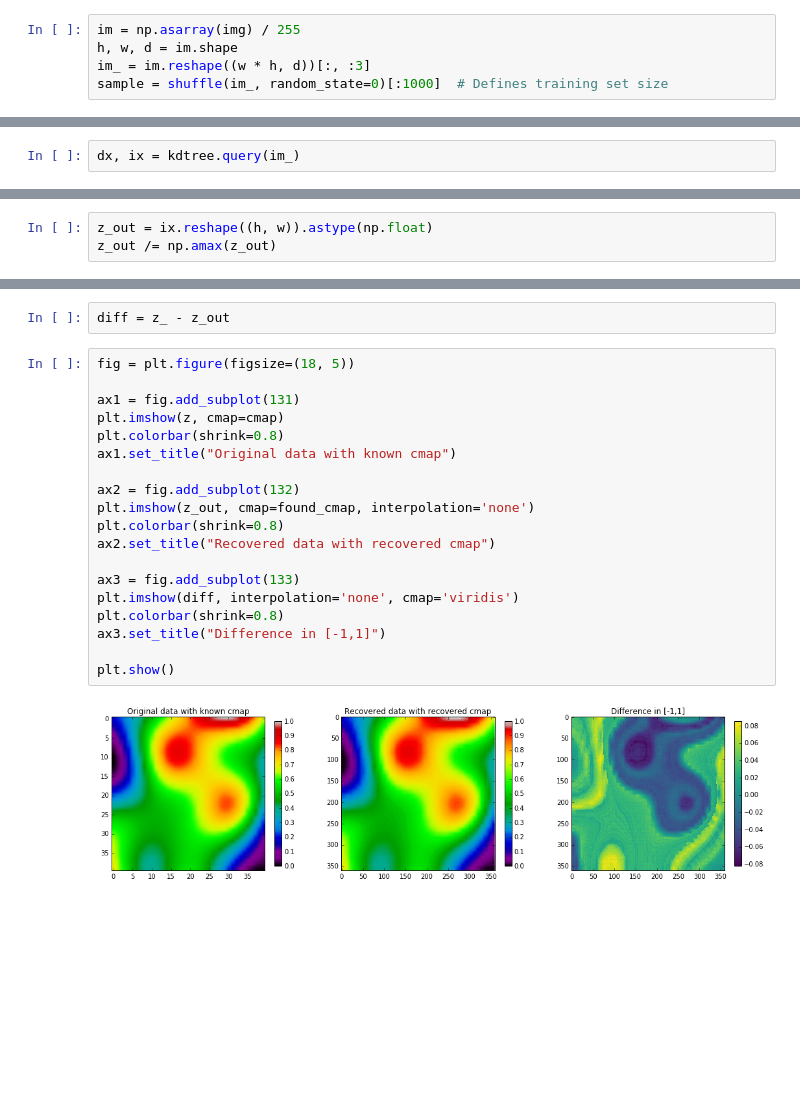
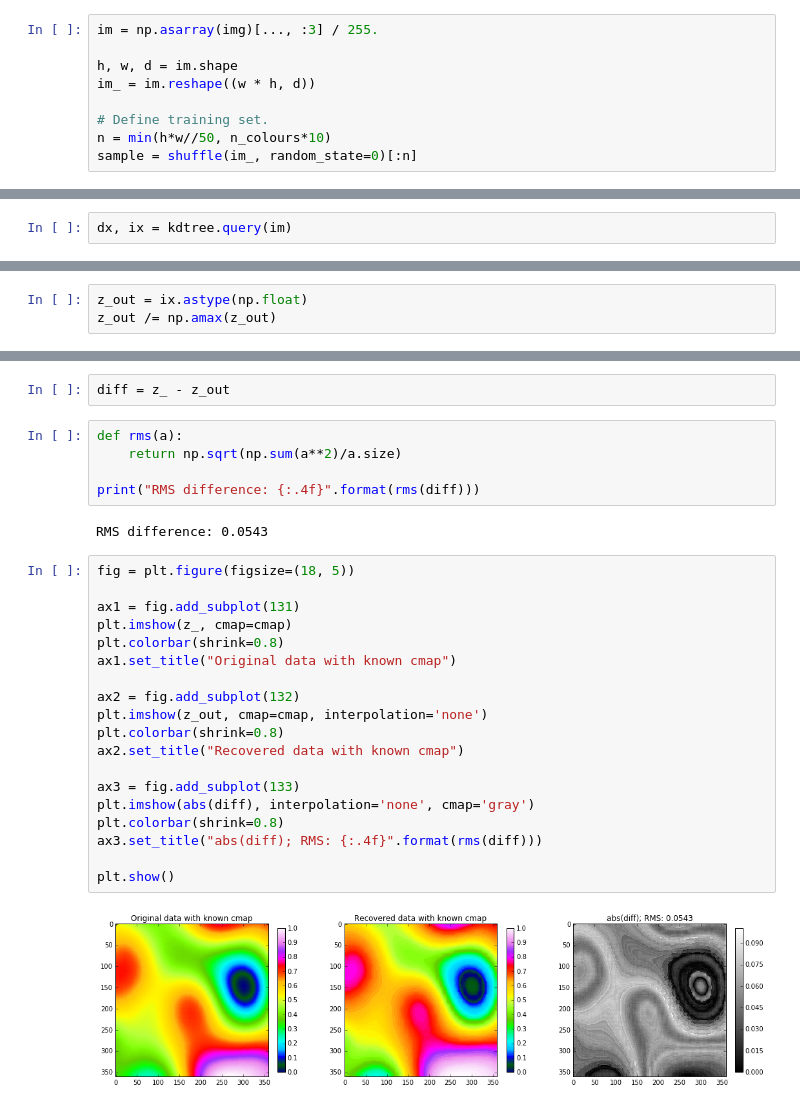
Before and after one commit to kwinkunks/rainbow, a Jupyter notebook: notebooks/Guessing_colourmaps.ipynb, the cells around one changed output, grey strips where cells are left out. Drawn from its saved outputs; the diff is of its cells as text; blank space fills up the shorter version.

```diff
--- a/notebooks/Guessing_colourmaps.ipynb
+++ b/notebooks/Guessing_colourmaps.ipynb
@@ -121,7 +135,11 @@ n_colours = 128
 from sklearn.cluster import KMeans
 from sklearn.utils import shuffle
 # %%
-im = np.asarray(img) / 255
+im = np.asarray(img)[..., :3] / 255.
+
 h, w, d = im.shape
-im_ = im.reshape((w * h, d))[:, :3]
-sample = shuffle(im_, random_state=0)[:1000]  # Defines training set size
+im_ = im.reshape((w * h, d))
+
+# Define training set.
+n = min(h*w//50, n_colours*10)
+sample = shuffle(im_, random_state=0)[:n]
@@ -369,4 +386,4 @@ from scipy.spatial import cKDTree
 kdtree = cKDTree(c)
 # %%
-dx, ix = kdtree.query(im_)
+dx, ix = kdtree.query(im)
 # %%
@@ -465,7 +500,7 @@ This only makes sense for the synthetic data, not the test images.
 
 Scale to [0,1] and compare to `z`.
 # %%
-z_out = ix.reshape((h, w)).astype(np.float)
+z_out = ix.astype(np.float)
 z_out /= np.amax(z_out)
 # %%
 z.shape, z_out.shape
@@ -479,24 +514,31 @@ from scipy.misc import imresize
 z_ = imresize(z, z_out.shape) / 255
 # %%
 diff = z_ - z_out
+# %%
+def rms(a):
+    return np.sqrt(np.sum(a**2)/a.size)
+
+print("RMS difference: {:.4f}".format(rms(diff)))
+# %% [output]
+RMS difference: 0.0543
 # %%
 fig = plt.figure(figsize=(18, 5))
 
 ax1 = fig.add_subplot(131)
-plt.imshow(z, cmap=cmap)
+plt.imshow(z_, cmap=cmap)
 plt.colorbar(shrink=0.8)
 ax1.set_title("Original data with known cmap")
 
 ax2 = fig.add_subplot(132)
-plt.imshow(z_out, cmap=found_cmap, interpolation='none')
+plt.imshow(z_out, cmap=cmap, interpolation='none')
 plt.colorbar(shrink=0.8)
-ax2.set_title("Recovered data with recovered cmap")
+ax2.set_title("Recovered data with known cmap")
 
 ax3 = fig.add_subplot(133)
-plt.imshow(diff, interpolation='none', cmap='viridis')
+plt.imshow(abs(diff), interpolation='none', cmap='gray')
 plt.colorbar(shrink=0.8)
-ax3.set_title("Difference in [-1,1]")
+ax3.set_title("abs(diff); RMS: {:.4f}".format(rms(diff)))
 
 plt.show()
 # %% [output]
-[figure, old version]
+[figure, new version]
```
Also changed, not shown: parts of 25 cells of this notebook, 3 other files.
